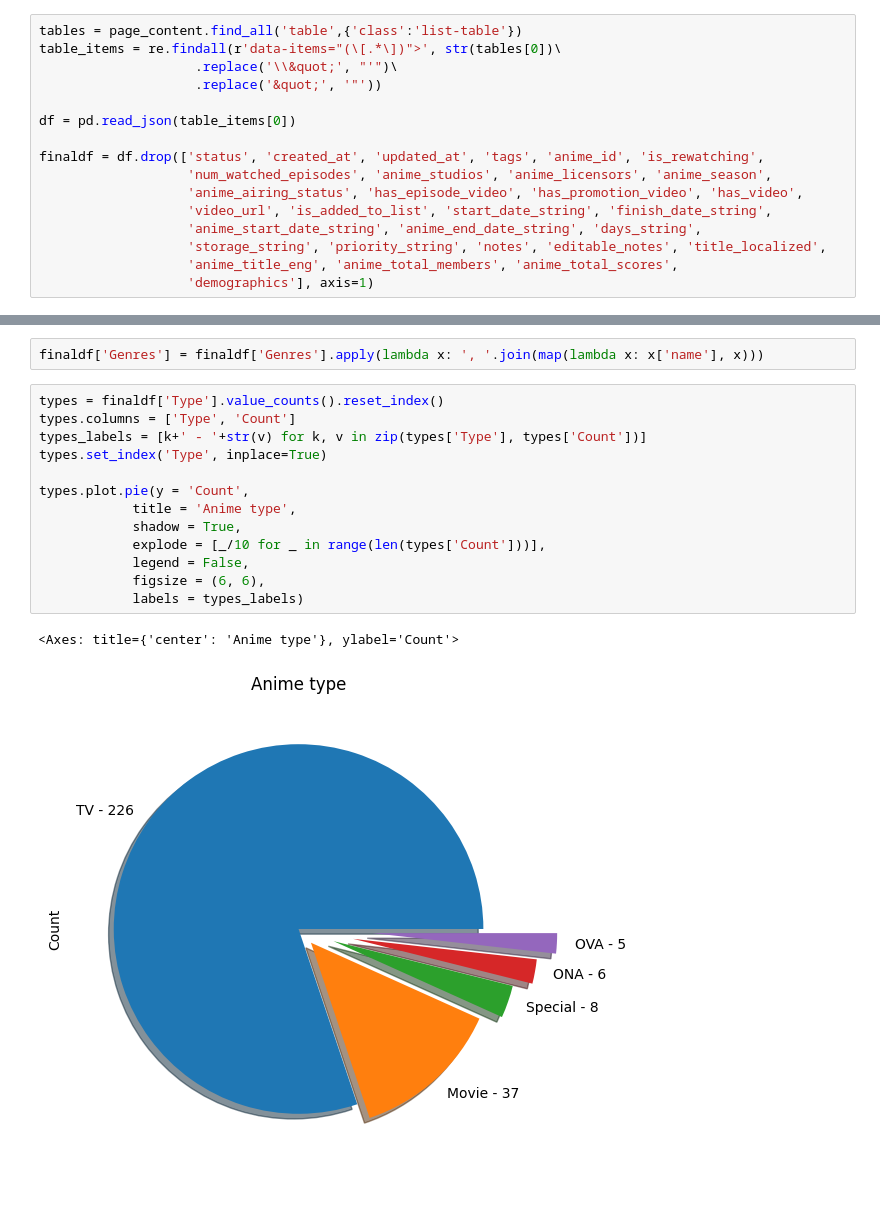
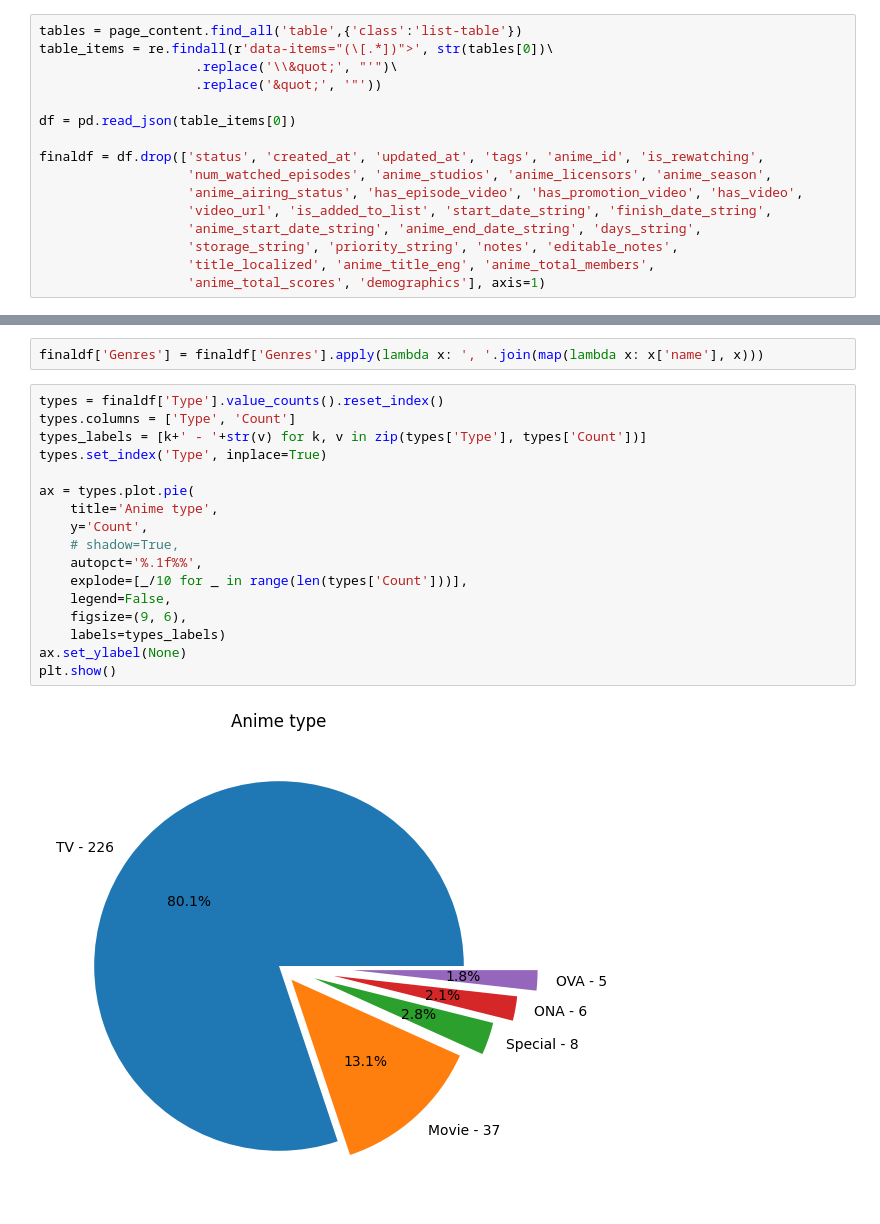
Before and after one commit to xzeqtr/MAL_parser, a Jupyter notebook: MAL.ipynb, the cells around one changed output, grey strips where cells are left out. Drawn from its saved outputs; the diff is of its cells as text; blank space fills up the shorter version.

```diff
--- a/MAL.ipynb
+++ b/MAL.ipynb
@@ -24,7 +25,7 @@ except:
     sys.exit()
 # %%
 tables = page_content.find_all('table',{'class':'list-table'})
-table_items = re.findall(r'data-items="(\[.*\])">', str(tables[0])\
+table_items = re.findall(r'data-items="(\[.*])">', str(tables[0])\
                     .replace('\\&quot;', "'")\
                     .replace('&quot;', '"'))
 
@@ -35,9 +36,9 @@ finaldf = df.drop(['status', 'created_at', 'updated_at', 'tags', 'anime_id', 'is
                    'anime_airing_status', 'has_episode_video', 'has_promotion_video', 'has_video',
                    'video_url', 'is_added_to_list', 'start_date_string', 'finish_date_string',
                    'anime_start_date_string', 'anime_end_date_string', 'days_string',
-                   'storage_string', 'priority_string', 'notes', 'editable_notes', 'title_localized',
-                   'anime_title_eng', 'anime_total_members', 'anime_total_scores',
-                   'demographics'], axis=1)
+                   'storage_string', 'priority_string', 'notes', 'editable_notes',
+                   'title_localized', 'anime_title_eng', 'anime_total_members',
+                   'anime_total_scores', 'demographics'], axis=1)
 # %%
 finaldf.rename(columns={
     "score":"User_score",
@@ -54,19 +55,22 @@ finaldf['Genres'] = finaldf['Genres'].apply(lambda x: ', '.join(map(lambda x: x[
 # %%
 types = finaldf['Type'].value_counts().reset_index()
 types.columns = ['Type', 'Count']
 types_labels = [k+' - '+str(v) for k, v in zip(types['Type'], types['Count'])]
 types.set_index('Type', inplace=True)
 
-types.plot.pie(y = 'Count',
-            title = 'Anime type',
-            shadow = True,
-            explode = [_/10 for _ in range(len(types['Count']))],
-            legend = False,
-            figsize = (6, 6),
-            labels = types_labels)
+ax = types.plot.pie(
+    title='Anime type',
+    y='Count',
+    # shadow=True,
+    autopct='%.1f%%',
+    explode=[_/10 for _ in range(len(types['Count']))],
+    legend=False,
+    figsize=(9, 6),
+    labels=types_labels)
+ax.set_ylabel(None)
+plt.show()
 # %% [output]
-<Axes: title={'center': 'Anime type'}, ylabel='Count'>
-[figure, old version]
+[figure, new version]
 # %%
 score = finaldf['User_score'].value_counts().reset_index()
 score.columns = ['User_score', 'Count']
```
Also changed, not shown: parts of 4 cells of this notebook, 1 other file.
